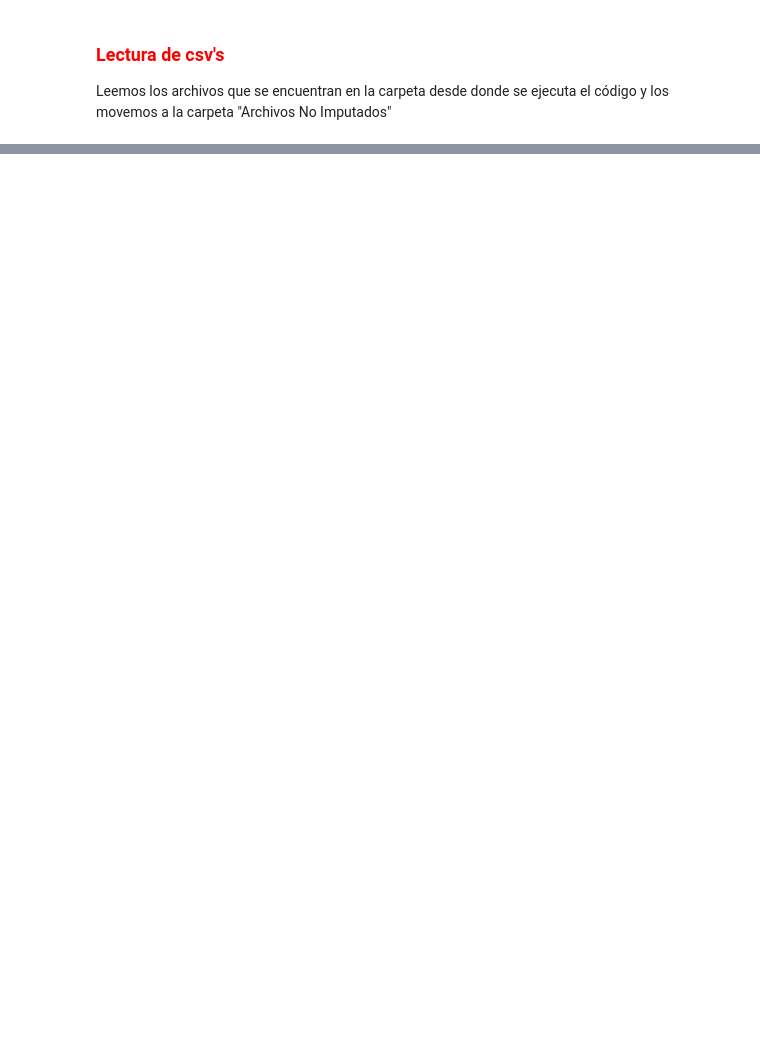
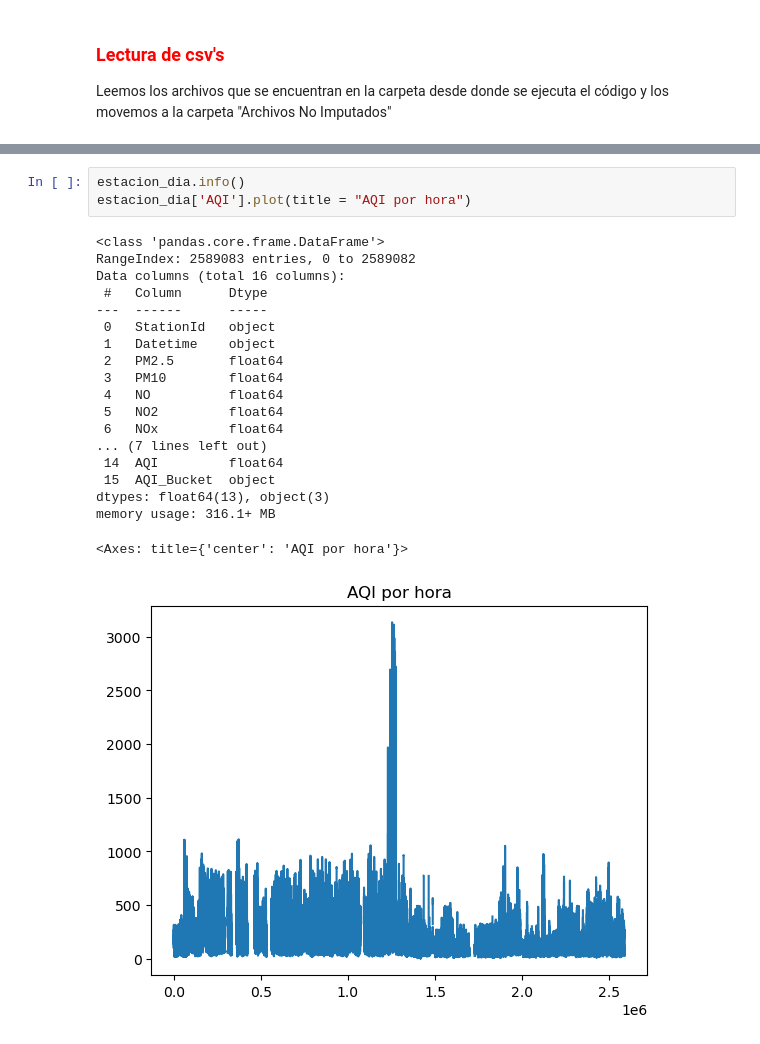
Before and after one commit to AlejandroTTD/Air-Quality-in-India-2015-2020-, a Jupyter notebook: CodePrj.ipynb, the cells around one changed output, grey strips where cells are left out. Drawn from its saved outputs; the diff is of its cells as text; blank space fills up the shorter version.

```diff
--- a/CodePrj.ipynb
+++ b/CodePrj.ipynb
@@ -725,0 +160,23 @@ plt.show()
+# %%
+estacion_dia.info()
+estacion_dia['AQI'].plot(title = "AQI por hora")
+# %% [output]
+<class 'pandas.core.frame.DataFrame'>
+RangeIndex: 2589083 entries, 0 to 2589082
+Data columns (total 16 columns):
+ #   Column      Dtype
+---  ------      -----
+ 0   StationId   object
+ 1   Datetime    object
+ 2   PM2.5       float64
+ 3   PM10        float64
+ 4   NO          float64
+ 5   NO2         float64
+ 6   NOx         float64
+... (7 lines left out)
+ 14  AQI         float64
+ 15  AQI_Bucket  object
+dtypes: float64(13), object(3)
+memory usage: 316.1+ MB
+<Axes: title={'center': 'AQI por hora'}>
+[figure, added]
```
Also changed, not shown: parts of 92 cells of this notebook.
